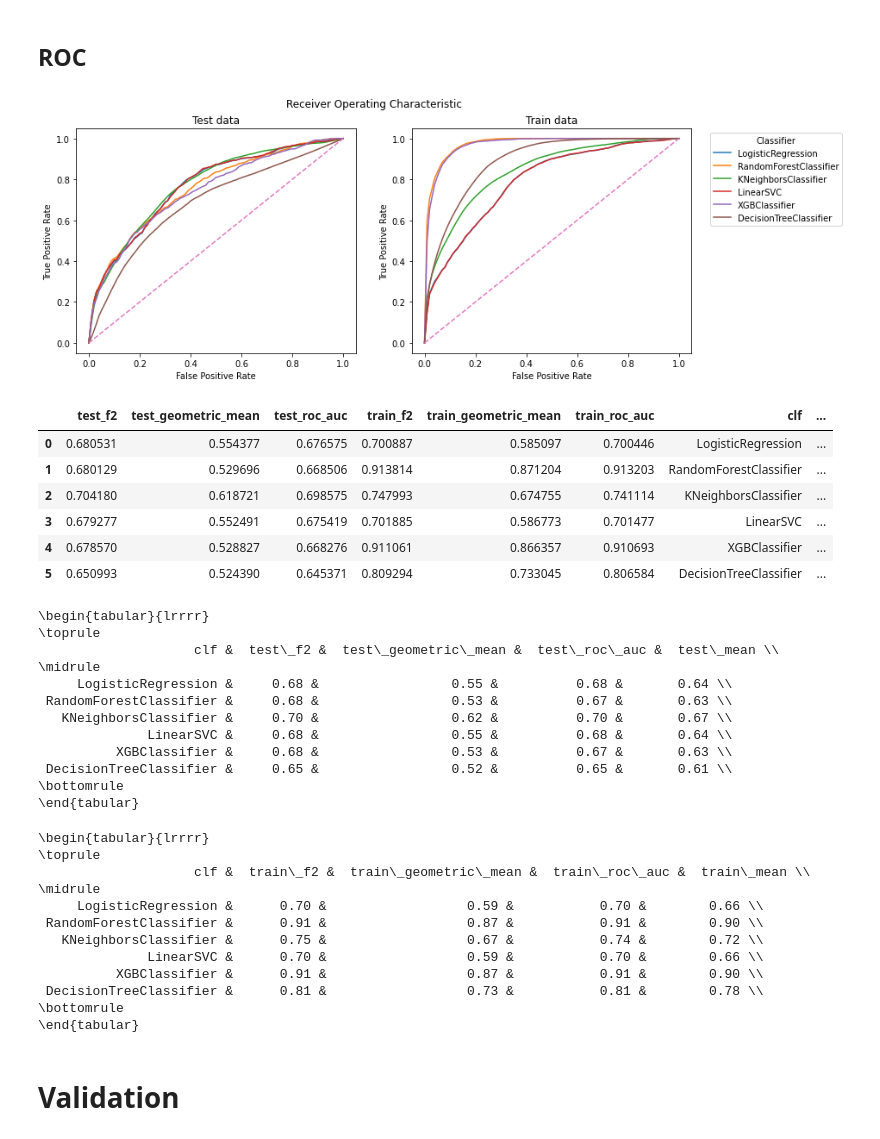
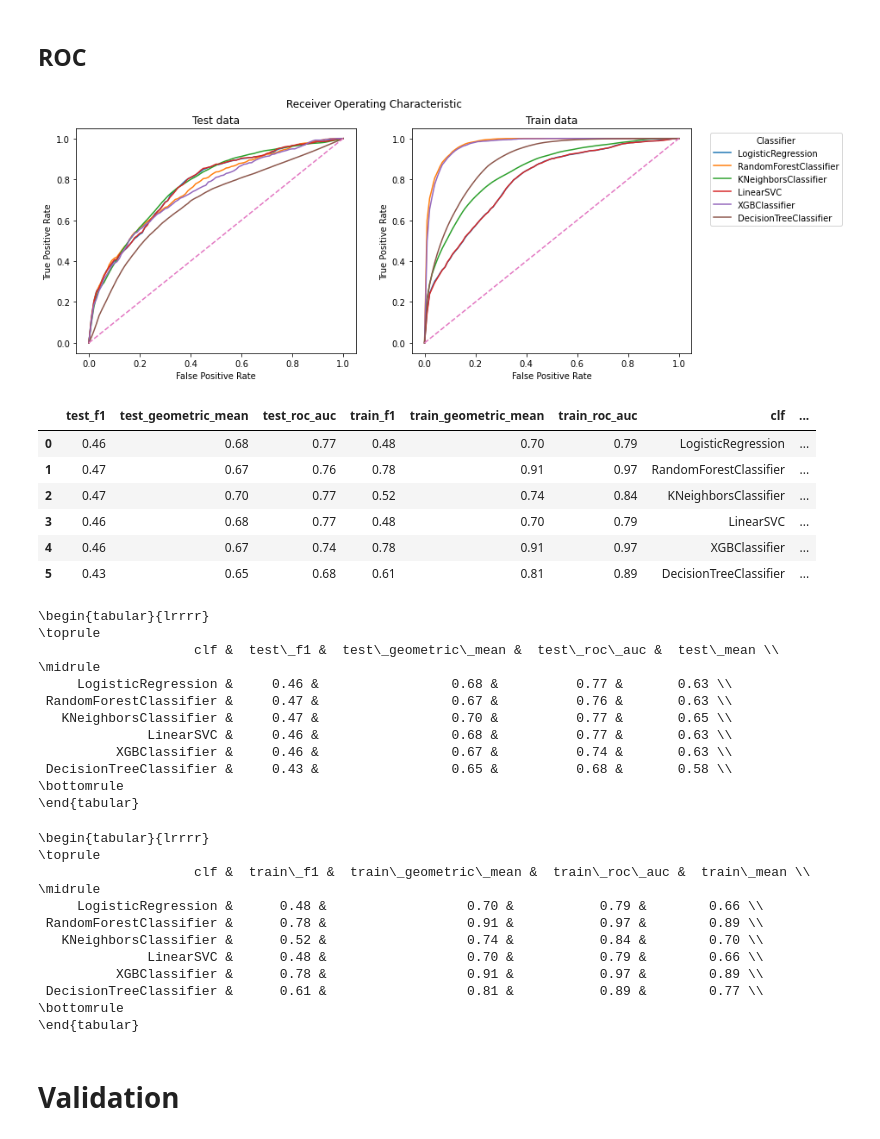
Before and after one commit to caiocrocha/SarsCov2Classifier, a Jupyter notebook: notebooks/ML_pipeline.ipynb, the cells around one changed output. Saved outputs shown, nothing was run; the diff lists cells and outputs as text; code cells hidden in the pictures.

```diff
--- a/notebooks/ML_pipeline.ipynb
+++ b/notebooks/ML_pipeline.ipynb
@@ -32,6 +32,9 @@ training[['CID','activity'] + features].head()
 | 2 | MAT-POS-916a2c5a-2 | 1 | 0.930692 | 0.736034 | 156.298629 | 0.733243 | 1.085959 | 1.053636 | -26.534927 |
 | 3 | ERI-BAS-37e2bb46-1 | 0 | 0.981993 | 0.723451 | 164.587065 | 0.742251 | 1.259074 | 0.993863 | 6.320989 |
 | 4 | LON-WEI-adc59df6-1 | 0 | 1.051077 | 0.833837 | 161.930498 | 0.668320 | 0.956446 | 0.942484 | 396.856136 |
+# %%
+# Show outputs with 2 decimal places
+pd.set_option('precision', 2)
 # %%
 def get_model_by_name(model_name):
     if model_name == 'RandomForestClassifier':
@@ -61,20 +64,24 @@ def get_model_by_name(model_name):
 
 def train_test_scores(X_train, X_test, y_train, y_test, pipe):
     from sklearn.metrics import roc_auc_score
-    from sklearn.metrics import fbeta_score
+    from sklearn.metrics import f1_score
     from imblearn.metrics import geometric_mean_score
 
     scores = []
 
     y_pred = pipe.predict(X_test)
-    scores.append(roc_auc_score(y_test, y_pred))         # test_roc_auc
-    scores.append(fbeta_score(y_test, y_pred, beta=2))   # test_f2
+    scores.append(f1_score(y_test, y_pred))              # test_f1
     scores.append(geometric_mean_score(y_test, y_pred))  # test_geometric_mean
 
+    y_proba = pipe.predict_proba(X_test)[:,1]
+    scores.append(roc_auc_score(y_test, y_proba))        # test_roc_auc
+
     y_pred = pipe.predict(X_train)
-    scores.append(roc_auc_score(y_train, y_pred))        # train_roc_auc
-    scores.append(fbeta_score(y_train, y_pred, beta=2))  # train_f2
+    scores.append(f1_score(y_train, y_pred))             # train_f1
     scores.append(geometric_mean_score(y_train, y_pred)) # train_geometric_mean
+
+    y_proba = pipe.predict_proba(X_train)[:,1]
+    scores.append(roc_auc_score(y_train, y_proba))       # train_roc_auc
 
     return scores
 
@@ -89,30 +96,25 @@ def feature_transformer(X):
         ('discrete', OneHotEncoder(handle_unknown='ignore'), X.select_dtypes(include=int).columns.tolist())
     ])
 # %%
-def get_tpr_KFold(X, y, model_fitted, base_fpr):
+def get_tpr_KFold(X, y, pipe, base_fpr):
     from sklearn.metrics import roc_curve
 
-    y_proba = model_fitted.predict_proba(X)
+    y_proba = pipe.predict_proba(X)
     fpr, tpr, _ = roc_curve(y, y_proba[:,1])
     tpr = np.interp(base_fpr, fpr, tpr)
     tpr[0] = 0.0
     return tpr
 
 def plot_train_test_roc(axis, tpr_test_list, tpr_train_list, base_fpr, model_name):
-    from sklearn.metrics import auc
     # Test mean ROC
     tpr_test = np.mean(tpr_test_list, axis=0)
     tpr_test[-1] = 1.0
-    test_auc = auc(base_fpr, tpr_test)
     axis[0].plot(base_fpr, tpr_test, label=model_name)
 
     # Training mean ROC
     tpr_train = np.mean(tpr_train_list, axis=0)
     tpr_train[-1] = 1.0
-    train_auc = auc(base_fpr, tpr_train)
     axis[1].plot(base_fpr, tpr_train, label=model_name)
-
-    return test_auc, train_auc
 
 def get_scores_KFold(X, y, pipe, base_fpr):
     from sklearn.model_selection import RepeatedStratifiedKFold
@@ -150,7 +152,7 @@ def kFold_pipeline(X, y, clf, transformer, axis):
     scores_KFold, tpr_train_list, tpr_test_list = get_scores_KFold(X, y, pipe, base_fpr)
 
     # Plot mean ROC curve
-    test_auc, train_auc = plot_train_test_roc(axis, tpr_test_list, tpr_train_list, base_fpr, model_name)
+    plot_train_test_roc(axis, tpr_test_list, tpr_train_list, base_fpr, model_name)
 
     scores = pd.DataFrame(scores_KFold)
     mean_scores = scores.mean().tolist()
@@ -173,70 +175,70 @@ from sklearn.metrics import auc
 fig, ax = plt.subplots(ncols=2, figsize=(12.8, 4.8))
 
 scores = []
 for model_name in classifiers:
     clf = get_model_by_name(model_name)
     model_scores = kFold_pipeline(X, y, clf, transformer, axis=ax)
     model_scores.append(model_name)
     scores.append(model_scores)
 
-test_metrics = ['test_f2', 'test_geometric_mean', 'test_roc_auc']
-train_metrics = ['train_f2', 'train_geometric_mean', 'train_roc_auc']
+test_metrics = ['test_f1', 'test_geometric_mean', 'test_roc_auc']
+train_metrics = ['train_f1', 'train_geometric_mean', 'train_roc_auc']
 columns = test_metrics + train_metrics + ['clf']
 
 scores = pd.DataFrame(scores, columns=columns)
 scores['test_mean'] = scores[test_metrics].mean(axis=1)
 scores['train_mean'] = scores[train_metrics].mean(axis=1)
 
 # Labels and legend
 ax[0].set(title='Test data', xlabel='False Positive Rate', ylabel='True Positive Rate')
 ax[0].plot([0,1], [0,1], linestyle='--')
 ax[1].set(title='Train data', xlabel='False Positive Rate', ylabel='True Positive Rate')
 ax[1].plot([0,1], [0,1], linestyle='--')
 
 handles, labels = plt.gca().get_legend_handles_labels()
 plt.legend(handles, labels, title='Classifier', bbox_to_anchor=(1.05, 1))
 plt.suptitle('Receiver Operating Characteristic')
 plt.savefig('figures/roc_curve.png', bbox_inches='tight', dpi=200)
 plt.show()
 
 scores
 # %% [output]
 [figure]
-|  | test_f2 | test_geometric_mean | test_roc_auc | train_f2 | train_geometric_mean | train_roc_auc | clf | ... |
-| 0 | 0.680531 | 0.554377 | 0.676575 | 0.700887 | 0.585097 | 0.700446 | LogisticRegression | ... |
-| 1 | 0.680129 | 0.529696 | 0.668506 | 0.913814 | 0.871204 | 0.913203 | RandomForestClassifier | ... |
-| 2 | 0.704180 | 0.618721 | 0.698575 | 0.747993 | 0.674755 | 0.741114 | KNeighborsClassifier | ... |
-| 3 | 0.679277 | 0.552491 | 0.675419 | 0.701885 | 0.586773 | 0.701477 | LinearSVC | ... |
-| 4 | 0.678570 | 0.528827 | 0.668276 | 0.911061 | 0.866357 | 0.910693 | XGBClassifier | ... |
-| 5 | 0.650993 | 0.524390 | 0.645371 | 0.809294 | 0.733045 | 0.806584 | DecisionTreeClassifier | ... |
+|  | test_f1 | test_geometric_mean | test_roc_auc | train_f1 | train_geometric_mean | train_roc_auc | clf | ... |
+| 0 | 0.46 | 0.68 | 0.77 | 0.48 | 0.70 | 0.79 | LogisticRegression | ... |
+| 1 | 0.47 | 0.67 | 0.76 | 0.78 | 0.91 | 0.97 | RandomForestClassifier | ... |
+| 2 | 0.47 | 0.70 | 0.77 | 0.52 | 0.74 | 0.84 | KNeighborsClassifier | ... |
+| 3 | 0.46 | 0.68 | 0.77 | 0.48 | 0.70 | 0.79 | LinearSVC | ... |
+| 4 | 0.46 | 0.67 | 0.74 | 0.78 | 0.91 | 0.97 | XGBClassifier | ... |
+| 5 | 0.43 | 0.65 | 0.68 | 0.61 | 0.81 | 0.89 | DecisionTreeClassifier | ... |
 # %%
-print(scores[['clf','test_f2','test_geometric_mean','test_roc_auc','test_mean']].to_latex(index=False, float_format='%.2f'))
+print(scores[['clf','test_f1','test_geometric_mean','test_roc_auc','test_mean']].to_latex(index=False, float_format='%.2f'))
 # %% [output]
 \begin{tabular}{lrrrr}
 \toprule
-                    clf &  test\_f2 &  test\_geometric\_mean &  test\_roc\_auc &  test\_mean \\
+                    clf &  test\_f1 &  test\_geometric\_mean &  test\_roc\_auc &  test\_mean \\
 \midrule
-     LogisticRegression &     0.68 &                 0.55 &          0.68 &       0.64 \\
- RandomForestClassifier &     0.68 &                 0.53 &          0.67 &       0.63 \\
-   KNeighborsClassifier &     0.70 &                 0.62 &          0.70 &       0.67 \\
-              LinearSVC &     0.68 &                 0.55 &          0.68 &       0.64 \\
-          XGBClassifier &     0.68 &                 0.53 &          0.67 &       0.63 \\
- DecisionTreeClassifier &     0.65 &                 0.52 &          0.65 &       0.61 \\
+     LogisticRegression &     0.46 &                 0.68 &          0.77 &       0.63 \\
+ RandomForestClassifier &     0.47 &                 0.67 &          0.76 &       0.63 \\
+   KNeighborsClassifier &     0.47 &                 0.70 &          0.77 &       0.65 \\
+              LinearSVC &     0.46 &                 0.68 &          0.77 &       0.63 \\
+          XGBClassifier &     0.46 &                 0.67 &          0.74 &       0.63 \\
+ DecisionTreeClassifier &     0.43 &                 0.65 &          0.68 &       0.58 \\
 \bottomrule
 \end{tabular}
 # %%
-print(scores[['clf','train_f2','train_geometric_mean','train_roc_auc','train_mean']].to_latex(index=False, float_format='%.2f'))
+print(scores[['clf','train_f1','train_geometric_mean','train_roc_auc','train_mean']].to_latex(index=False, float_format='%.2f'))
 # %% [output]
 \begin{tabular}{lrrrr}
 \toprule
-                    clf &  train\_f2 &  train\_geometric\_mean &  train\_roc\_auc &  train\_mean \\
+                    clf &  train\_f1 &  train\_geometric\_mean &  train\_roc\_auc &  train\_mean \\
 \midrule
-     LogisticRegression &      0.70 &                  0.59 &           0.70 &        0.66 \\
- RandomForestClassifier &      0.91 &                  0.87 &           0.91 &        0.90 \\
-   KNeighborsClassifier &      0.75 &                  0.67 &           0.74 &        0.72 \\
-              LinearSVC &      0.70 &                  0.59 &           0.70 &        0.66 \\
-          XGBClassifier &      0.91 &                  0.87 &           0.91 &        0.90 \\
- DecisionTreeClassifier &      0.81 &                  0.73 &           0.81 &        0.78 \\
+     LogisticRegression &      0.48 &                  0.70 &           0.79 &        0.66 \\
+ RandomForestClassifier &      0.78 &                  0.91 &           0.97 &        0.89 \\
+   KNeighborsClassifier &      0.52 &                  0.74 &           0.84 &        0.70 \\
+              LinearSVC &      0.48 &                  0.70 &           0.79 &        0.66 \\
+          XGBClassifier &      0.78 &                  0.91 &           0.97 &        0.89 \\
+ DecisionTreeClassifier &      0.61 &                  0.81 &           0.89 &        0.77 \\
 \bottomrule
 \end{tabular}
 # %% [markdown]
```
Also changed, not shown: parts of 10 cells of this notebook, 7 other files.
